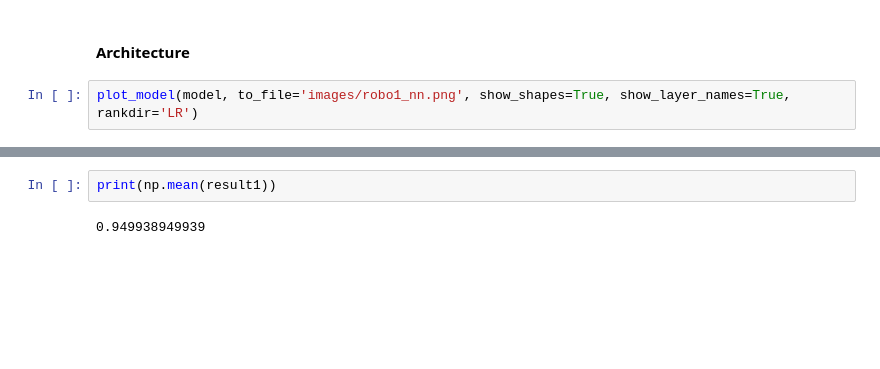
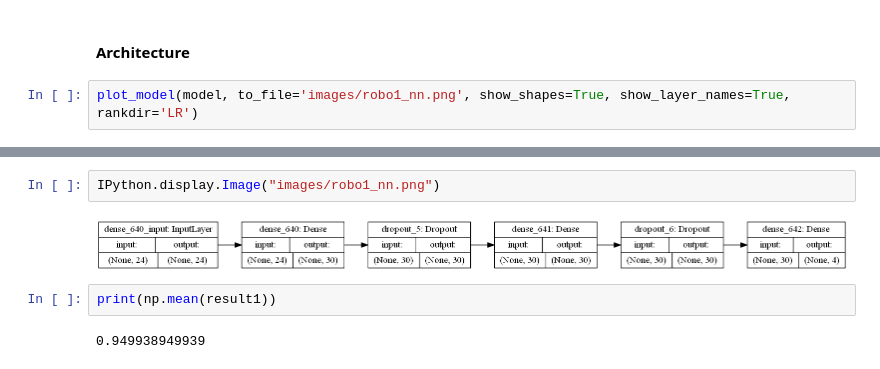
Before and after one commit to philippgrafendorfe/stackedautoencoders, a Jupyter notebook: ROBO_Autoencoder.ipynb, the cells around one changed output, grey strips where cells are left out. Cells and saved outputs as stored; diff of their text form; blank space fills up the shorter version.

Commit message:
update html robo for presentation

```diff
--- a/ROBO_Autoencoder.ipynb
+++ b/ROBO_Autoencoder.ipynb
@@ -234,3 +208,7 @@ plot_model(model, to_file='images/robo1_nn.png', show_shapes=True, show_layer_na
+# %%
+IPython.display.Image("images/robo1_nn.png")
+# %% [output]
+[figure, added]
 # %%
 print(np.mean(result1))
 # %% [output]
```
Also changed, not shown: parts of 10 cells of this notebook, 2 other files.
